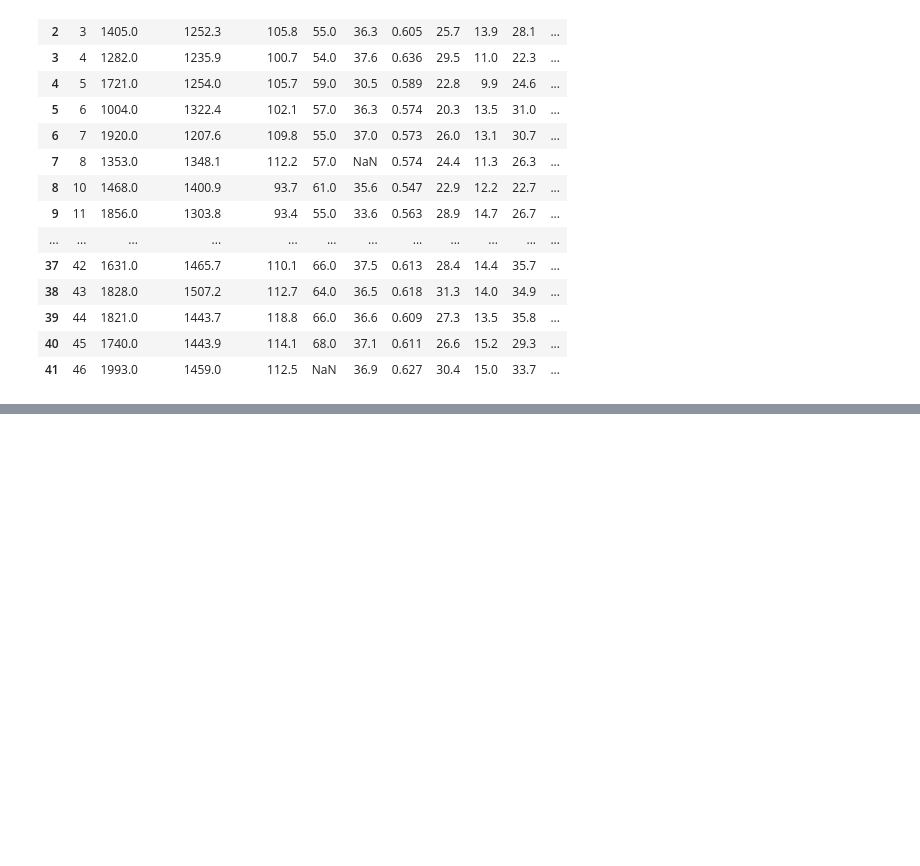
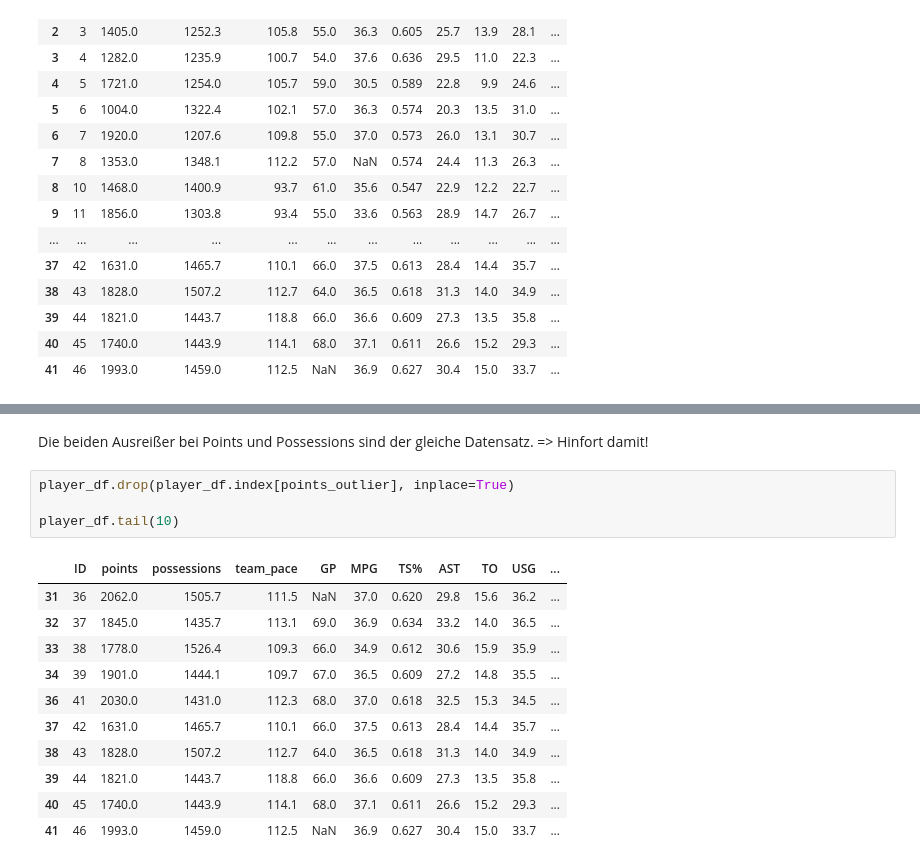
Before and after one commit to yveso/space-jam-anl, a Jupyter notebook: space-jam-anl.ipynb, the cells around one changed output, grey strips where cells are left out. Drawn from its saved outputs; the diff is of its cells as text; blank space fills up the shorter version.

```diff
--- a/space-jam-anl.ipynb
+++ b/space-jam-anl.ipynb
@@ -137,0 +182,18 @@ player_df
+# %% [markdown]
+Die beiden Ausreißer bei Points und Possessions sind der gleiche Datensatz. => Hinfort damit!
+# %%
+player_df.drop(player_df.index[points_outlier], inplace=True)
+
+player_df.tail(10)
+# %% [output]
+|  | ID | points | possessions | team_pace | GP | MPG | TS% | AST | TO | USG | ... |
+| 31 | 36 | 2062.0 | 1505.7 | 111.5 | NaN | 37.0 | 0.620 | 29.8 | 15.6 | 36.2 | ... |
+| 32 | 37 | 1845.0 | 1435.7 | 113.1 | 69.0 | 36.9 | 0.634 | 33.2 | 14.0 | 36.5 | ... |
+| 33 | 38 | 1778.0 | 1526.4 | 109.3 | 66.0 | 34.9 | 0.612 | 30.6 | 15.9 | 35.9 | ... |
+| 34 | 39 | 1901.0 | 1444.1 | 109.7 | 67.0 | 36.5 | 0.609 | 27.2 | 14.8 | 35.5 | ... |
+| 36 | 41 | 2030.0 | 1431.0 | 112.3 | 68.0 | 37.0 | 0.618 | 32.5 | 15.3 | 34.5 | ... |
+| 37 | 42 | 1631.0 | 1465.7 | 110.1 | 66.0 | 37.5 | 0.613 | 28.4 | 14.4 | 35.7 | ... |
+| 38 | 43 | 1828.0 | 1507.2 | 112.7 | 64.0 | 36.5 | 0.618 | 31.3 | 14.0 | 34.9 | ... |
+| 39 | 44 | 1821.0 | 1443.7 | 118.8 | 66.0 | 36.6 | 0.609 | 27.3 | 13.5 | 35.8 | ... |
+| 40 | 45 | 1740.0 | 1443.9 | 114.1 | 68.0 | 37.1 | 0.611 | 26.6 | 15.2 | 29.3 | ... |
+| 41 | 46 | 1993.0 | 1459.0 | 112.5 | NaN | 36.9 | 0.627 | 30.4 | 15.0 | 33.7 | ... |
```
Also changed, not shown: parts of 11 cells of this notebook.
